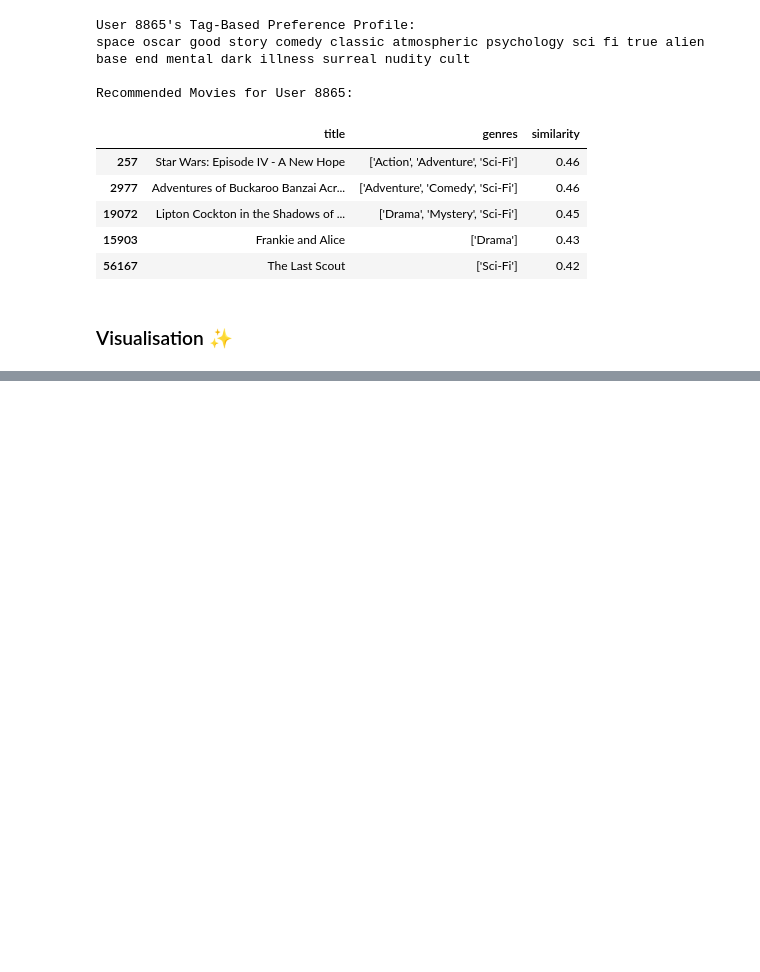
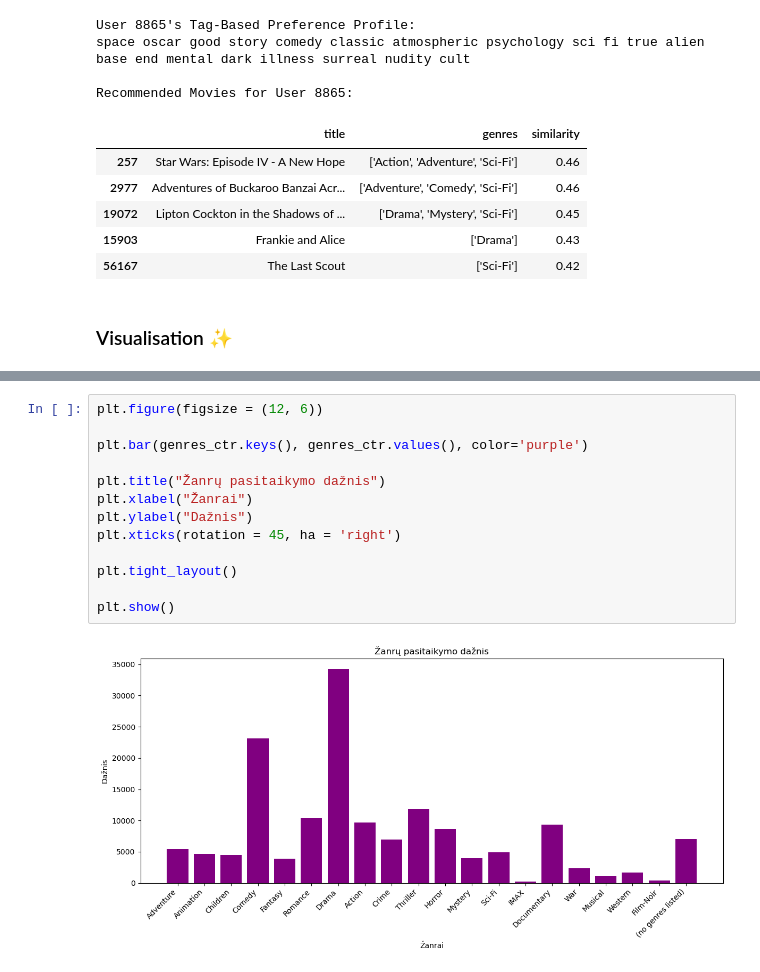
Before and after one commit to zhemepatis/VU-B-5-NLP-PRJ, a Jupyter notebook: ntbk.ipynb, the cells around one changed output, grey strips where cells are left out. Saved outputs shown, nothing was run; the diff lists cells and outputs as text; blank space fills up the shorter version.

```diff
--- a/ntbk.ipynb
+++ b/ntbk.ipynb
@@ -424,0 +434,15 @@ plot.show()
+# %%
+plt.figure(figsize = (12, 6))
+
+plt.bar(genres_ctr.keys(), genres_ctr.values(), color='purple')
+
+plt.title("Žanrų pasitaikymo dažnis")
+plt.xlabel("Žanrai")
+plt.ylabel("Dažnis")
+plt.xticks(rotation = 45, ha = 'right')
+
+plt.tight_layout()
+
+plt.show()
+# %% [output]
+[figure, added]
```
Also changed, not shown: parts of 8 cells of this notebook, 1 other file.
